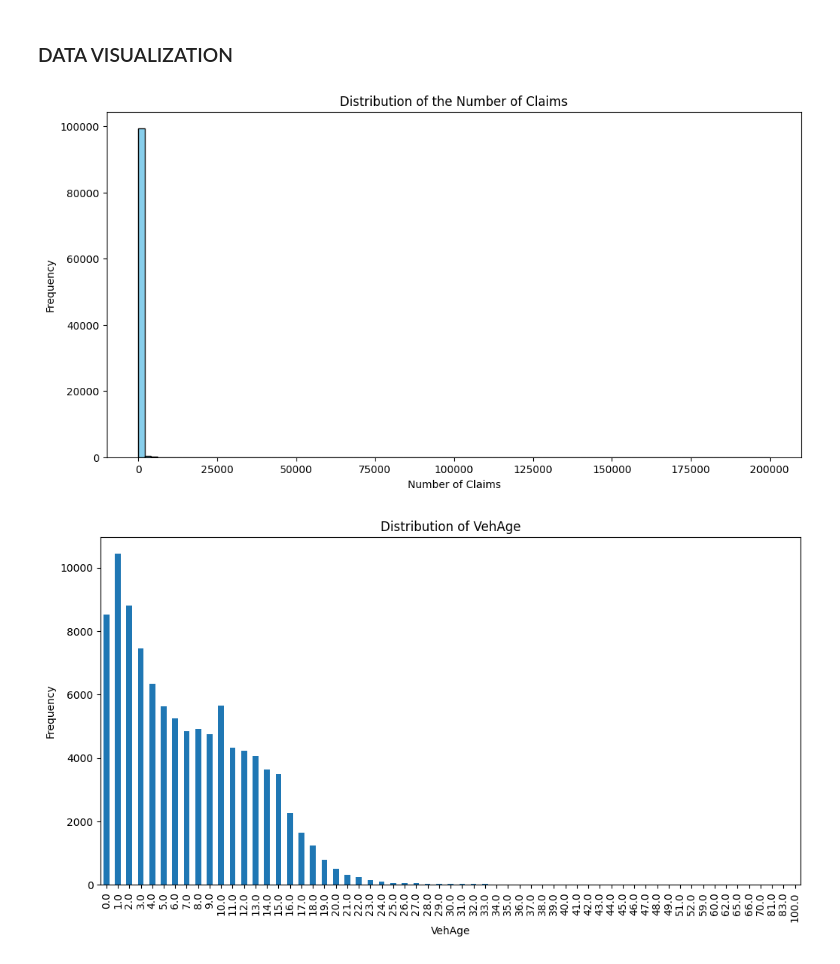
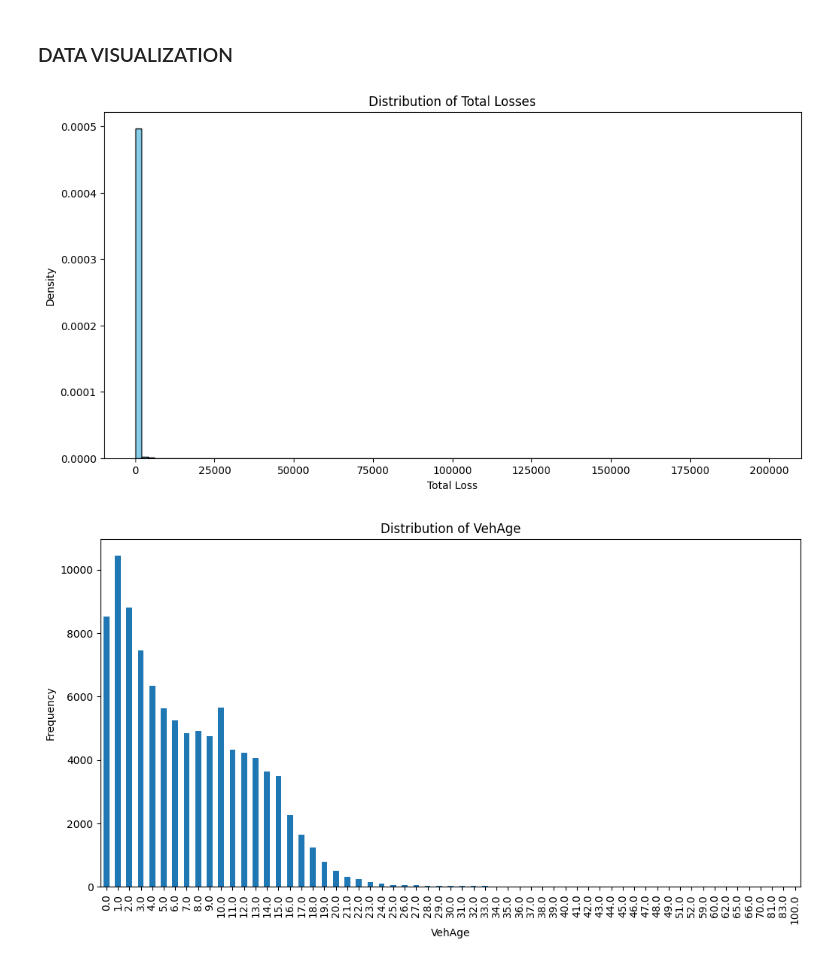
Before and after one commit to YanisFht/Assurance_Assignment, a Jupyter notebook: main.ipynb, the cells around one changed output. Drawn from its saved outputs; the diff is of its cells as text; code cells hidden in the pictures.

```diff
--- a/main.ipynb
+++ b/main.ipynb
@@ -28,14 +31,15 @@ data
 # %% [markdown]
 ### DATA VISUALIZATION
 # %%
+# plot the distribution of the claim amount
 plt.figure(figsize=(12, 6))
-plt.hist(data['ClaimAmount'], bins=100, color='skyblue', edgecolor='black')
-plt.xlabel('Number of Claims')
-plt.ylabel('Frequency')
-plt.title('Distribution of the Number of Claims')
+plt.hist(data["ClaimAmount"], bins=100, color='skyblue', edgecolor='black', density=True)
+plt.xlabel('Total Loss')
+plt.ylabel('Density')
+plt.title('Distribution of Total Losses')
 plt.show()
 # %% [output]
-[figure, old version]
+[figure, new version]
 # %%
 vars = ['VehAge', 'DrivAge', 'BonusMalus','VehPower']
 for var in vars:
```
Also changed, not shown: parts of 22 cells of this notebook.
